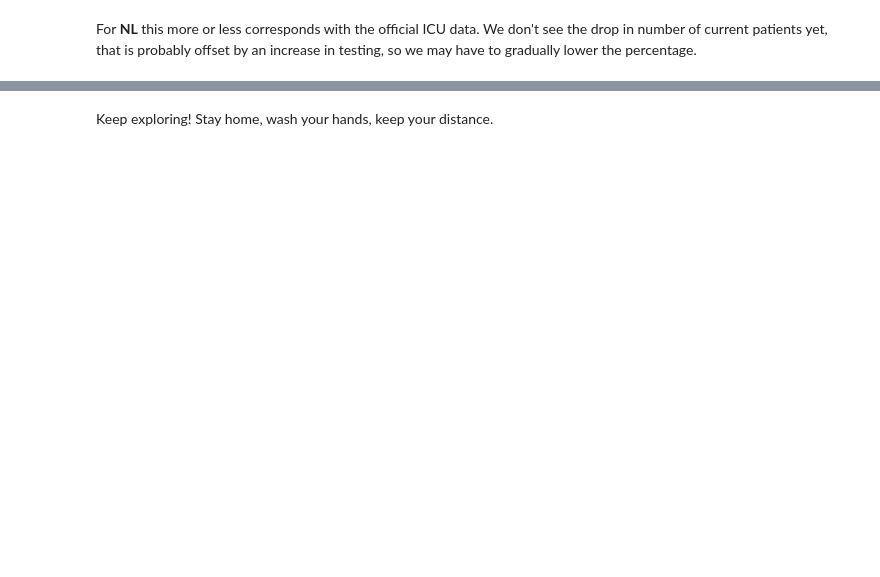
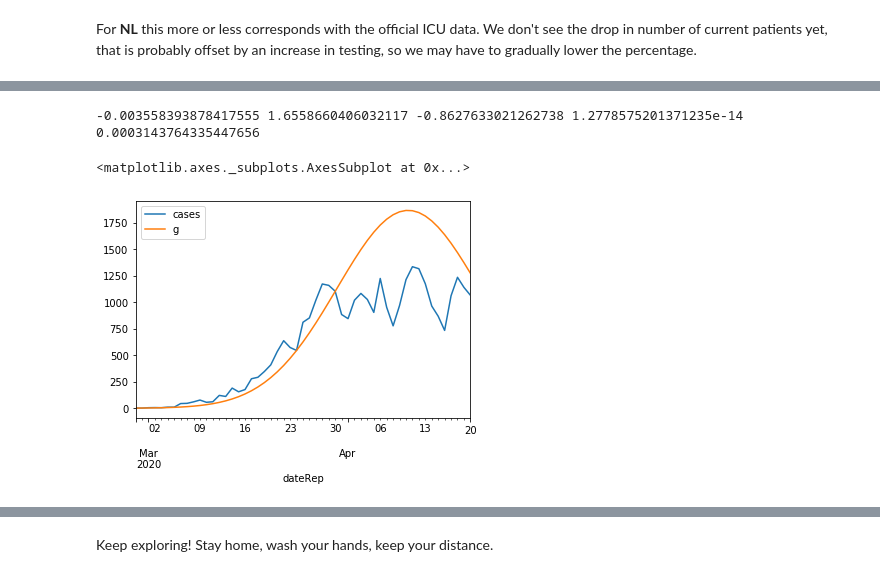
Before and after one commit to R3dje/COVID19, a Jupyter notebook: EUCDC.ipynb, the cells around one changed output, grey strips where cells are left out. Drawn from its saved outputs; the diff is of its cells as text; code cells hidden in the pictures; blank space fills up the shorter version.

```diff
--- a/EUCDC.ipynb
+++ b/EUCDC.ipynb
@@ -223,0 +286,16 @@ For __NL__ this more or less corresponds with the official ICU data. We don't se
+# %%
+slope, intercept, r_value, p_value, std_err = stats.linregress(dg[['day', 'grd']].dropna())
+print(slope, intercept, r_value, p_value, std_err)
+# %% [output]
+-0.003558393878417555 1.6558660406032117 -0.8627633021262738 1.2778575201371235e-14 0.0003143764335447656
+# %%
+dg['y'] = slope * dg['day'] + intercept
+dg['p'] = (slope / 2) * (dg['day'] ** 2) + (intercept * dg['day']) - 382
+dg['g'] = 10 ** (dg['p'])
+#df[df['geoId'] == 'NL']['g'].plot()
+dg.plot(x='dateRep', y=['cases', 'g'])
+#IT 291.6
+#NL 382
+# %% [output]
+<matplotlib.axes._subplots.AxesSubplot at 0x...>
+[figure, added]
```
Also changed, not shown: parts of 29 cells of this notebook, 1 other file.
